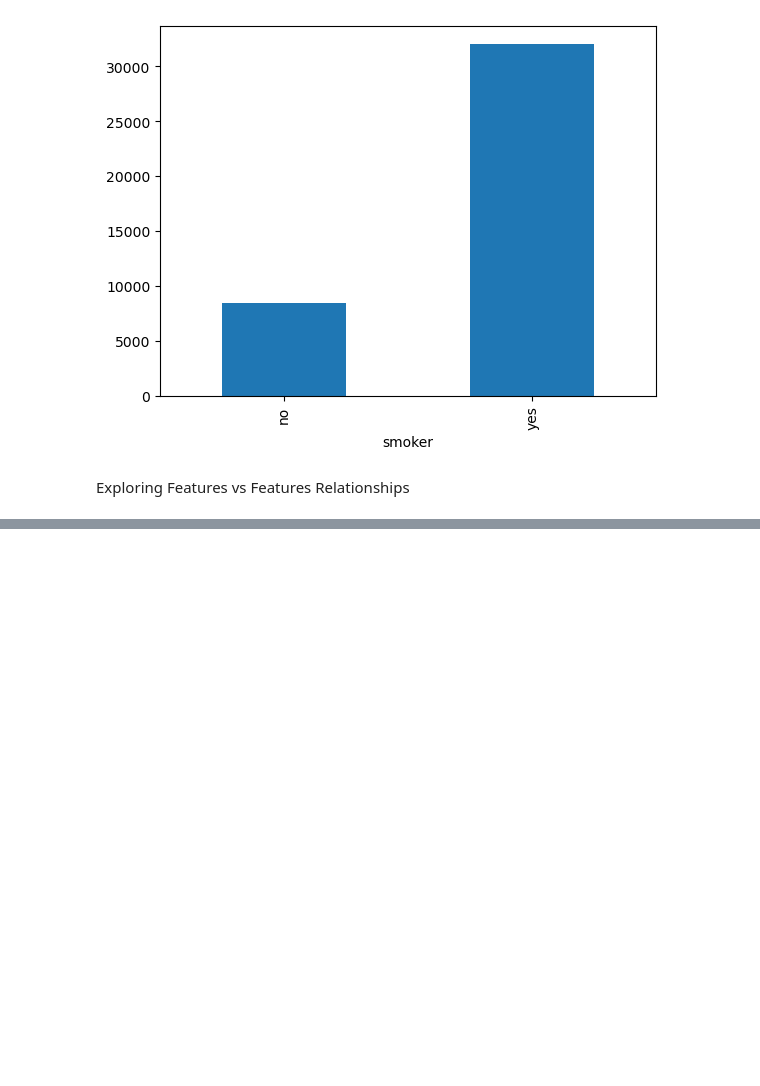
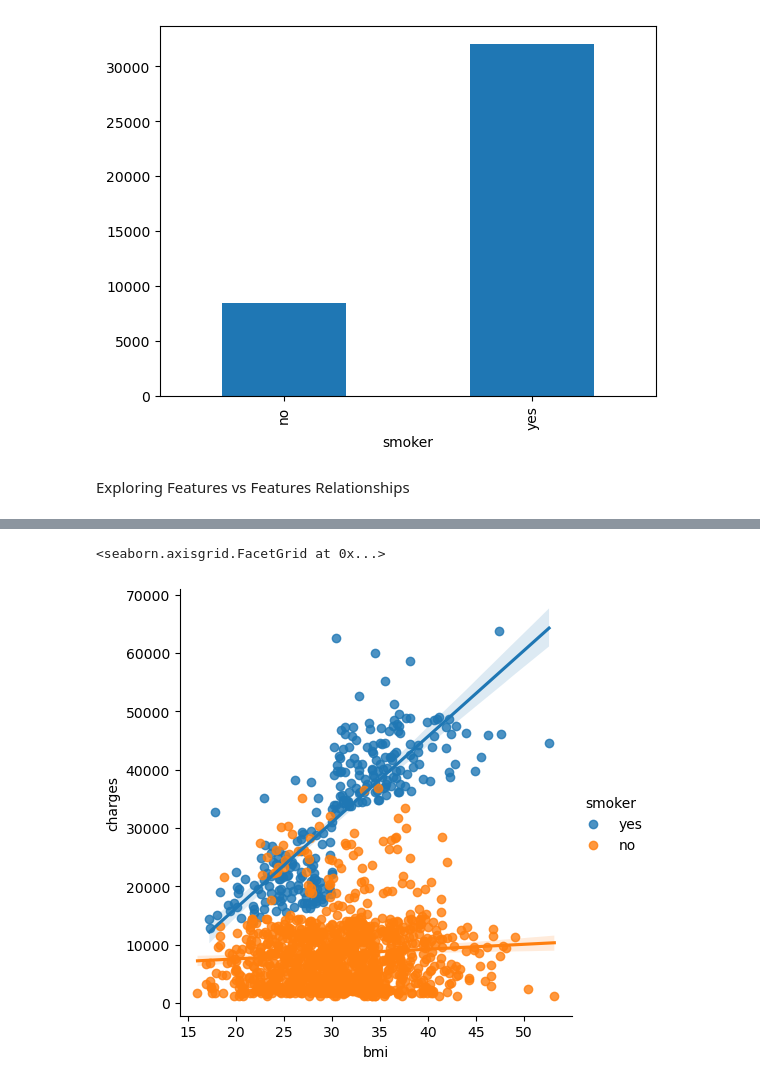
Before and after one commit to Yeasirzawad/Maven-Regression, a Jupyter notebook: Insurance.ipynb, the cells around one changed output, grey strips where cells are left out. Cells and saved outputs as stored; diff of their text form; code cells hidden in the pictures; blank space fills up the shorter version.

```diff
--- a/Insurance.ipynb
+++ b/Insurance.ipynb
@@ -105,0 +121,5 @@ Exploring Features vs Features Relationships
+# %%
+sns.lmplot(df, x = "bmi", y = "charges",hue = "smoker")
+# %% [output]
+<seaborn.axisgrid.FacetGrid at 0x...>
+[figure, added]
```
Also changed, not shown: parts of 3 cells of this notebook.
